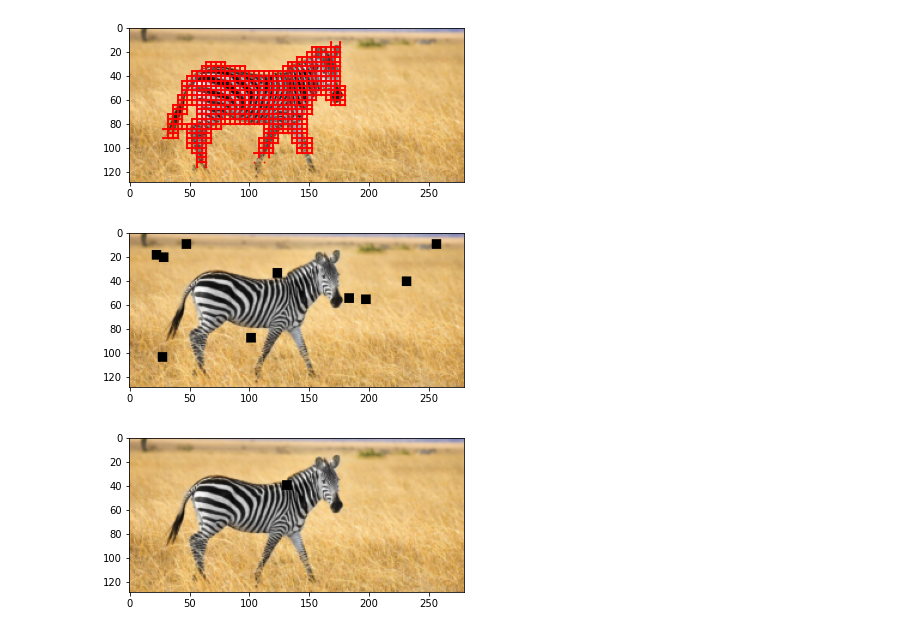
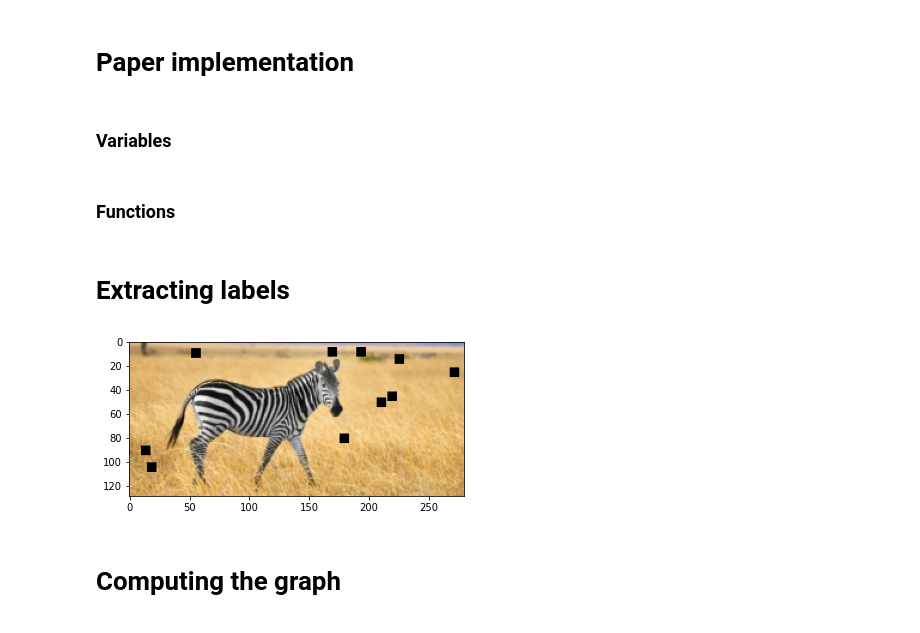
Before and after one commit to QuentinBlampey/grm_belief_propagation, a Jupyter notebook: exploration/loopy_bp.ipynb, the cells around one changed output. Saved outputs shown, nothing was run; the diff lists cells and outputs as text; code cells hidden in the pictures.

```diff
--- a/exploration/loopy_bp.ipynb
+++ b/exploration/loopy_bp.ipynb
@@ -17,15 +20,18 @@ plt.imshow(image)
 # %%
+# Simple filtering to extract the zebra
 filtered = 1 - (image.min(axis=2) < 160) * (image.max(axis=2) > 180)
 
-mask = np.zeros(image.shape).astype(int)
+mask = np.ones(image.shape).astype(int)
+
+# Entry point to build the mask using DFS
 entry_point = (60, 100)
 
+# DFS
 to_visit = [entry_point]
 seen = {entry_point}
-
 while len(to_visit) > 0:
     p = to_visit.pop()
-    mask[p] = 1
+    mask[p] = 0
     right = (p[0], p[1]+1)
     left = (p[0], p[1]-1)
     up = (p[0]+1, p[1])
@@ -34,3 +40,11 @@ while len(to_visit) > 0:
         if (not ngh in seen) and filtered[ngh]:
             to_visit.append(ngh)
             seen.add(ngh)
+
+# Enlarge the mask a little bit
+border_width = 3
+for p in seen:
+    mask[p[0]-border_width:p[0]+border_width, p[1]-border_width:p[1]+border_width] = 0
+
+# Get the target
+target = image*mask
@@ -53,2 +62,11 @@ gap_x, gap_y = w//2, h//2
+# %% [markdown]
+# Paper implementation
+# %% [markdown]
+### Variables
+# %%
+delta = 8
+gap = delta // 2
+# %% [markdown]
+### Functions
 # %%
 def extract_patch(img, p):
@@ -99,42 +91,28 @@ for i in range(len(nodes)):
-# %%
-# Show edges and nodes
-
-img = image.copy()
-plt.imshow(img)
-
-for node in nodes:
-    plt.scatter(node[1], node[0], c='r', s=0.5)
-
-for i, j in edges:
-    plt.plot([nodes[i][1], nodes[j][1]], [nodes[i][0], nodes[j][0]], 'r-')
-
-plt.show()
-# %% [output]
-[figure, removed]
 # %%
 def F(x):
     f = sum([Vp(nodes[i], labels[x[i]]) for i in range(len(nodes))])
     for i, j in edges:
         f += Vpq(nodes[i], nodes[j], labels[x[i]], labels[x[j]])
     return f
+# %% [markdown]
+# Extracting labels
+# %%
+n_labels = 10
+labels = []
+while len(labels) < n_labels:
+    label = np.random.randint(gap+1, image.shape[0]-gap-1), np.random.randint(gap+1, image.shape[1]-gap-1)
+    if mask[label][0]:
+        labels.append(label)
 # %%
 # Show labels
 
 img = image.copy()
 for p in labels:
-    img[p[0]-gap_y:p[0]+gap_y, p[1]-gap_x:p[1]+gap_x] = 0
+    img[p[0]-gap:p[0]+gap, p[1]-gap:p[1]+gap] = 0
 
 plt.imshow(img)
 plt.show()
 # %% [output]
-[figure, old version]
+[figure, new version]
-# %%
-img = image.copy()
-
-p = nodes[120]
-img[p[0]-gap_y:p[0]+gap_y, p[1]-gap_x:p[1]+gap_x] = 0
-
-plt.imshow(img)
-plt.show()
-# %% [output]
-[figure, removed]
+# %% [markdown]
+# Computing the graph
```
Also changed, not shown: parts of 25 cells of this notebook.
